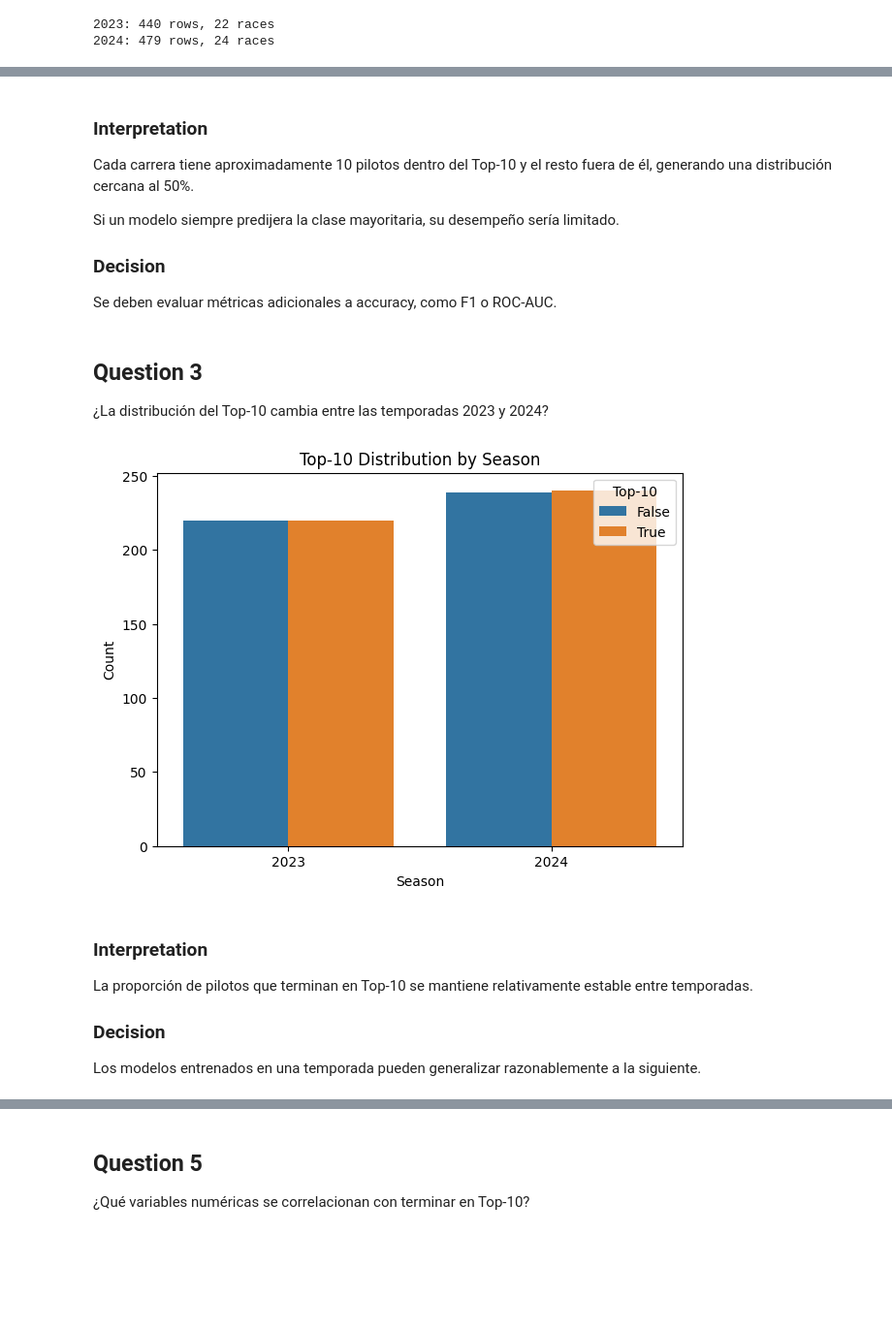
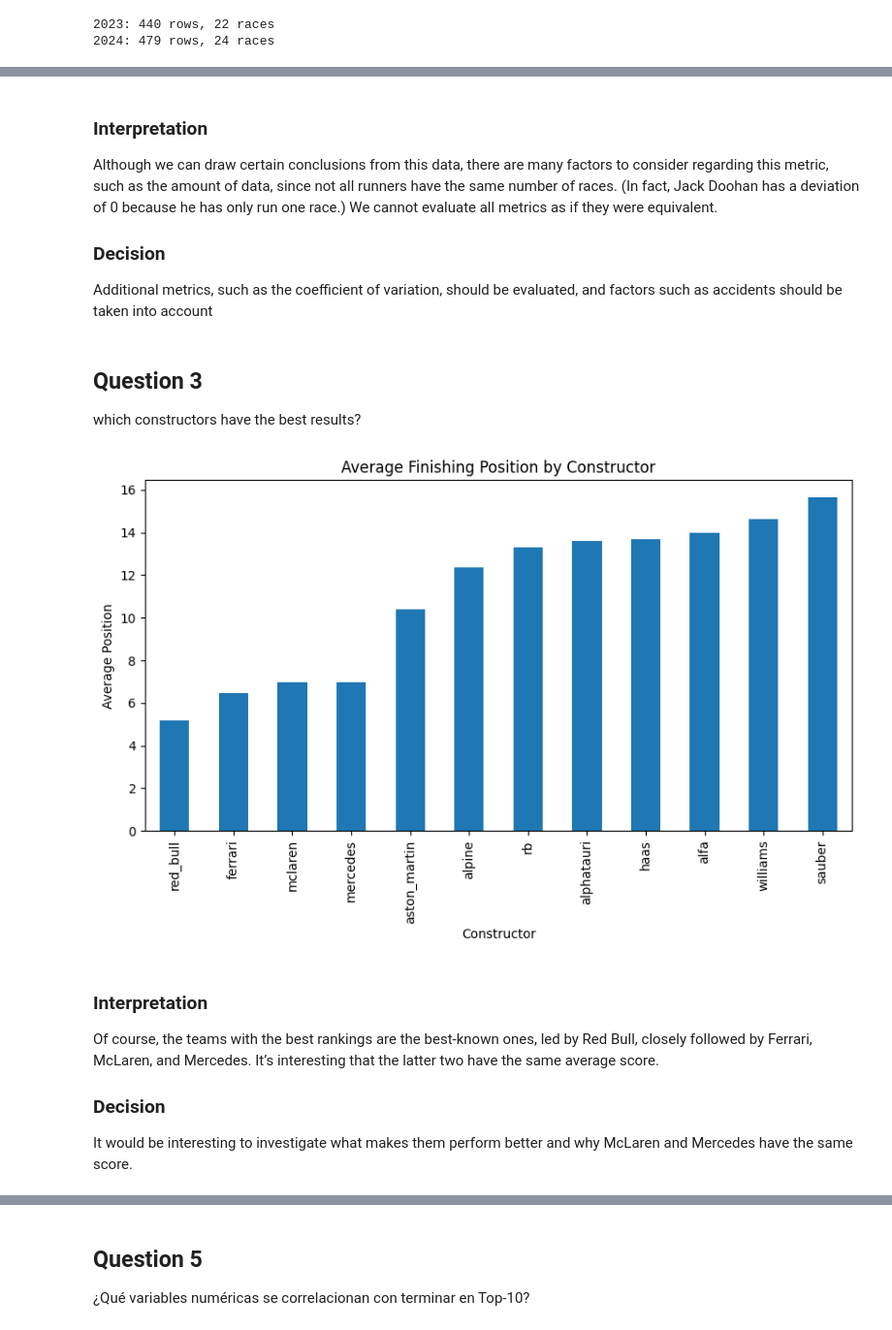
Before and after one commit to LuisPinoV/iit414w-lab01-PavezPino, a Jupyter notebook: EDA.ipynb, the cells around one changed output, grey strips where cells are left out. Shown at 97% size. Cells and saved outputs as stored; diff of their text form; code cells hidden in the pictures; blank space fills up the shorter version.

```diff
--- a/EDA.ipynb
+++ b/EDA.ipynb
@@ -110,6 +110,7 @@ for year in seasons:
 df = pd.concat(dfs, ignore_index=True)
 df['date'] = pd.to_datetime(df['date'])
 df['top10'] = (df['position'] <= 10)
+df['position_change'] = df['grid'] - df['position']
 # %% [output]
 2023: 440 rows, 22 races
 2024: 479 rows, 24 races
@@ -271,33 +191,37 @@ Name: count, Length: 459, dtype: int64
 # %% [markdown]
 ### Interpretation
+Although we can draw certain conclusions from this data, there are many factors to consider regarding this metric, such as the amount of data, since not all runners have the same number of races. (In fact, Jack Doohan has a deviation of 0 because he has only run one race.) We cannot evaluate all metrics as if they were equivalent.
 
-Cada carrera tiene aproximadamente 10 pilotos dentro del Top-10 y el resto fuera de él, generando una distribución cercana al 50%.
-
-Si un modelo siempre predijera la clase mayoritaria, su desempeño sería limitado.
 
 ### Decision
 
-Se deben evaluar métricas adicionales a accuracy, como F1 o ROC-AUC.
+Additional metrics, such as the coefficient of variation, should be evaluated, and factors such as accidents should be taken into account
 # %% [markdown]
 ## Question 3
-¿La distribución del Top-10 cambia entre las temporadas 2023 y 2024?
+which constructors have the best results?
 # %%
-plt.figure(figsize=(7,5))
-sns.countplot(data=df, x="season", hue='top10')
-plt.title("Top-10 Distribution by Season")
-plt.xlabel("Season")
-plt.ylabel("Count")
-plt.legend(title="Top-10")
+team_performance = (
+    df.groupby("constructor")["position"]
+    .mean()
+    .sort_values()
+)
+
+plt.figure(figsize=(10,5))
+
+team_performance.plot(kind="bar")
+
+plt.title("Average Finishing Position by Constructor")
+plt.xlabel("Constructor")
+plt.ylabel("Average Position")
 plt.show()
 # %% [output]
-[figure, old version]
+[figure, new version]
 # %% [markdown]
 ### Interpretation
 
-La proporción de pilotos que terminan en Top-10 se mantiene relativamente estable entre temporadas.
+Of course, the teams with the best rankings are the best-known ones, led by Red Bull, closely followed by Ferrari, McLaren, and Mercedes. It’s interesting that the latter two have the same average score.
 
 ### Decision
-
-Los modelos entrenados en una temporada pueden generalizar razonablemente a la siguiente.
+It would be interesting to investigate what makes them perform better and why McLaren and Mercedes have the same score.
 # %% [markdown]
 ## Question 4
```
Also changed, not shown: parts of 27 cells of this notebook, 2 other files.
